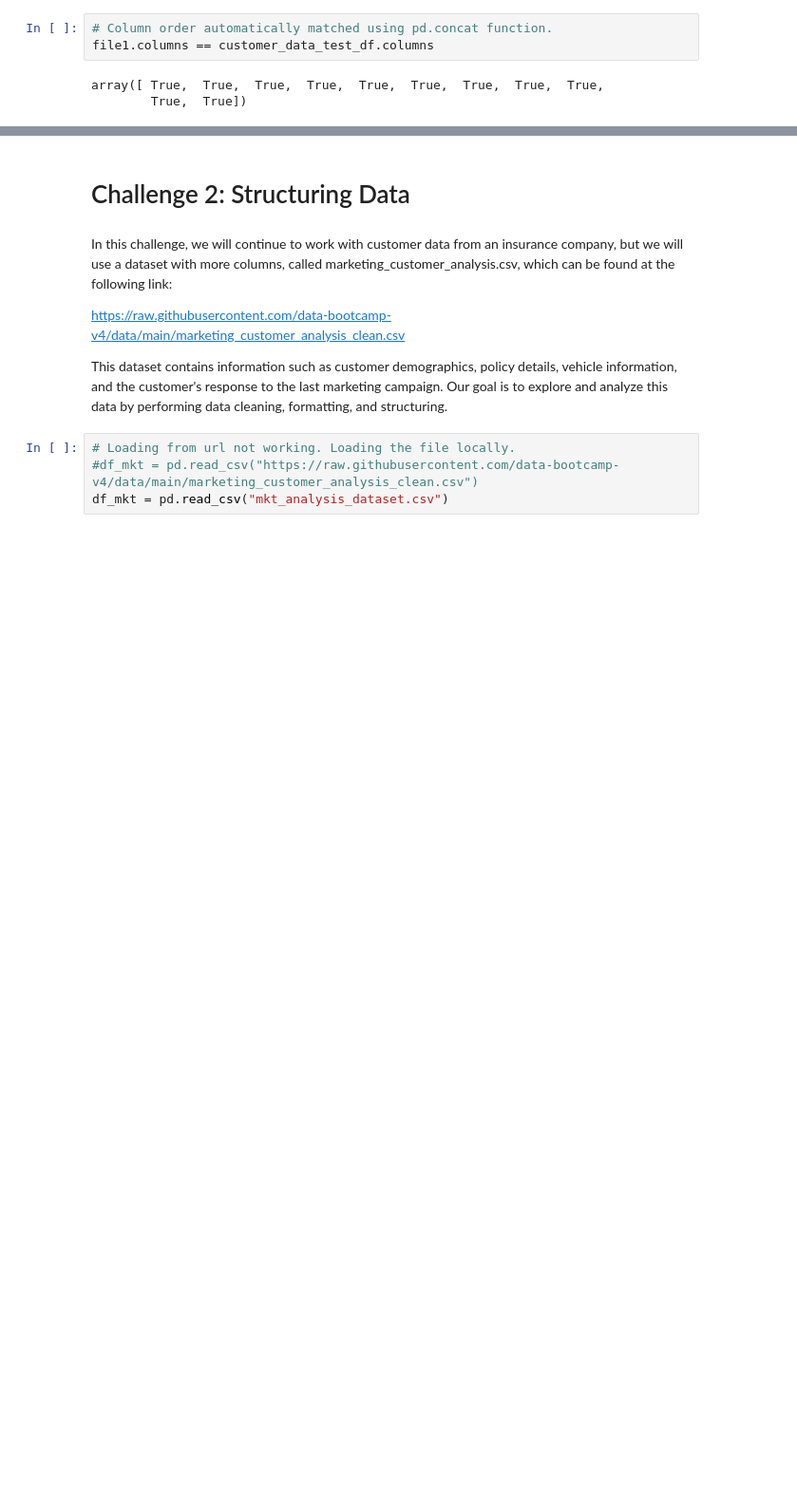
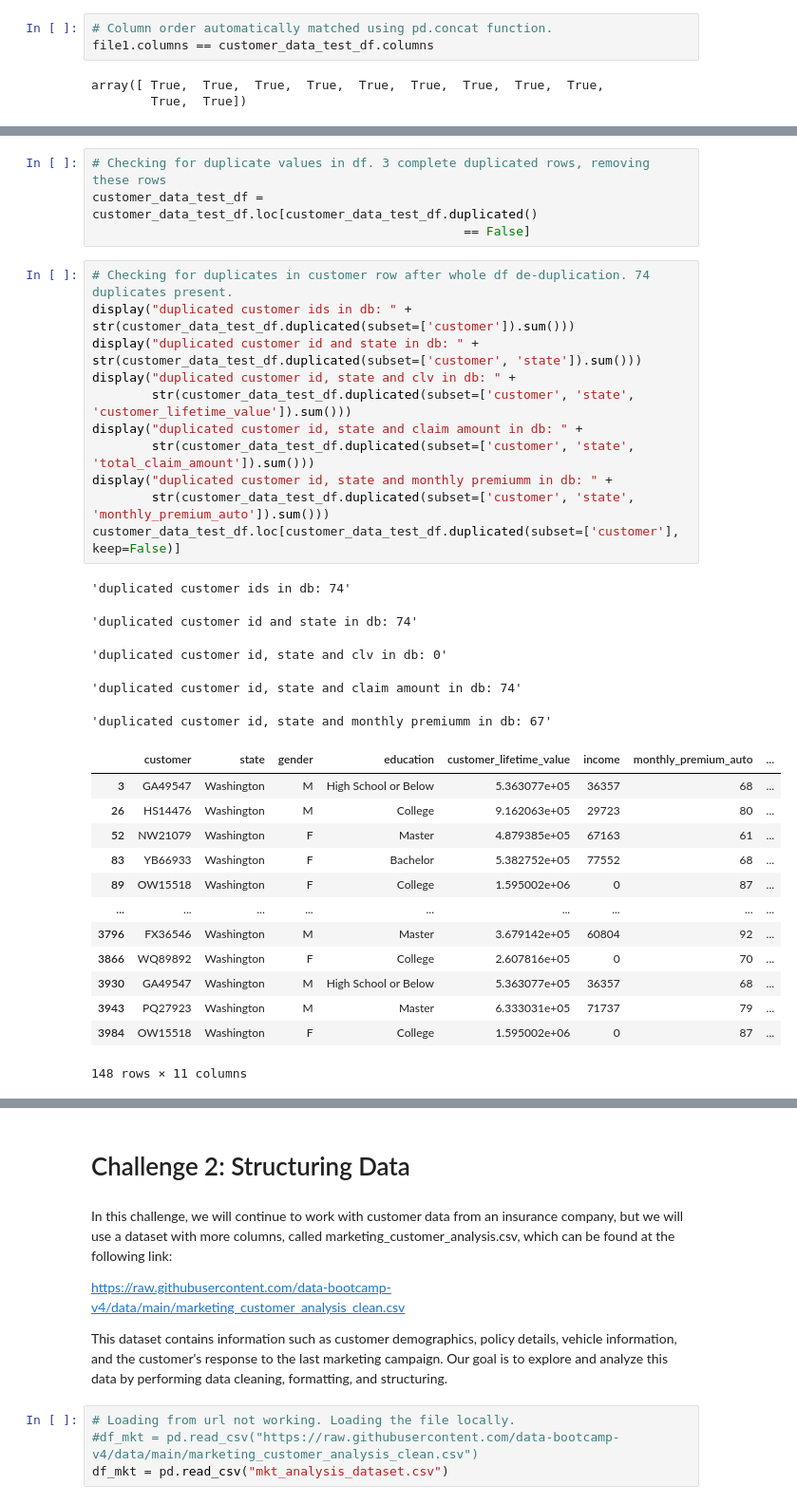
Before and after one commit to henrysoysa/lab-dw-data-structuring-and-combining, a Jupyter notebook: lab-dw-data-structuring-and-combining.ipynb, the cells around one changed output, grey strips where cells are left out. Shown: that part at 95% size. Drawn from its saved outputs; the diff is of its cells as text; blank space fills up the shorter version.

```diff
--- a/lab-dw-data-structuring-and-combining.ipynb
+++ b/lab-dw-data-structuring-and-combining.ipynb
@@ -221,0 +337,34 @@ array([ True,  True,  True,  True,  True,  True,  True,  True,  True,
+# %%
+# Checking for duplicate values in df. 3 complete duplicated rows, removing these rows
+customer_data_test_df = customer_data_test_df.loc[customer_data_test_df.duplicated()
+                                                  == False]
+# %%
+# Checking for duplicates in customer row after whole df de-duplication. 74 duplicates present.
+display("duplicated customer ids in db: " + str(customer_data_test_df.duplicated(subset=['customer']).sum()))
+display("duplicated customer id and state in db: " + str(customer_data_test_df.duplicated(subset=['customer', 'state']).sum()))
+display("duplicated customer id, state and clv in db: " +
+        str(customer_data_test_df.duplicated(subset=['customer', 'state', 'customer_lifetime_value']).sum()))
+display("duplicated customer id, state and claim amount in db: " +
+        str(customer_data_test_df.duplicated(subset=['customer', 'state', 'total_claim_amount']).sum()))
+display("duplicated customer id, state and monthly premiumm in db: " +
+        str(customer_data_test_df.duplicated(subset=['customer', 'state', 'monthly_premium_auto']).sum()))
+customer_data_test_df.loc[customer_data_test_df.duplicated(subset=['customer'], keep=False)]
+# %% [output]
+'duplicated customer ids in db: 74'
+'duplicated customer id and state in db: 74'
+'duplicated customer id, state and clv in db: 0'
+'duplicated customer id, state and claim amount in db: 74'
+'duplicated customer id, state and monthly premiumm in db: 67'
+|  | customer | state | gender | education | customer_lifetime_value | income | monthly_premium_auto | ... |
+| 3 | GA49547 | Washington | M | High School or Below | 5.363077e+05 | 36357 | 68 | ... |
+| 26 | HS14476 | Washington | M | College | 9.162063e+05 | 29723 | 80 | ... |
+| 52 | NW21079 | Washington | F | Master | 4.879385e+05 | 67163 | 61 | ... |
+| 83 | YB66933 | Washington | F | Bachelor | 5.382752e+05 | 77552 | 68 | ... |
+| 89 | OW15518 | Washington | F | College | 1.595002e+06 | 0 | 87 | ... |
+| ... | ... | ... | ... | ... | ... | ... | ... | ... |
+| 3796 | FX36546 | Washington | M | Master | 3.679142e+05 | 60804 | 92 | ... |
+| 3866 | WQ89892 | Washington | F | College | 2.607816e+05 | 0 | 70 | ... |
+| 3930 | GA49547 | Washington | M | High School or Below | 5.363077e+05 | 36357 | 68 | ... |
+| 3943 | PQ27923 | Washington | M | Master | 6.333031e+05 | 71737 | 79 | ... |
+| 3984 | OW15518 | Washington | F | College | 1.595002e+06 | 0 | 87 | ... |
+148 rows × 11 columns
```
Also changed, not shown: parts of 32 cells of this notebook, 1 other file.
